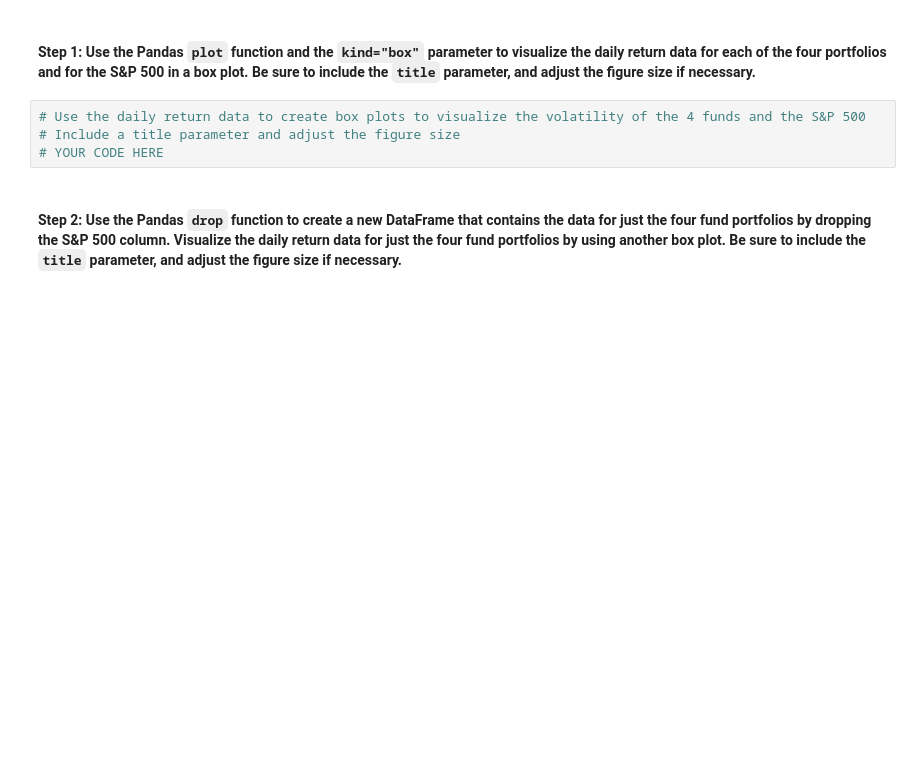
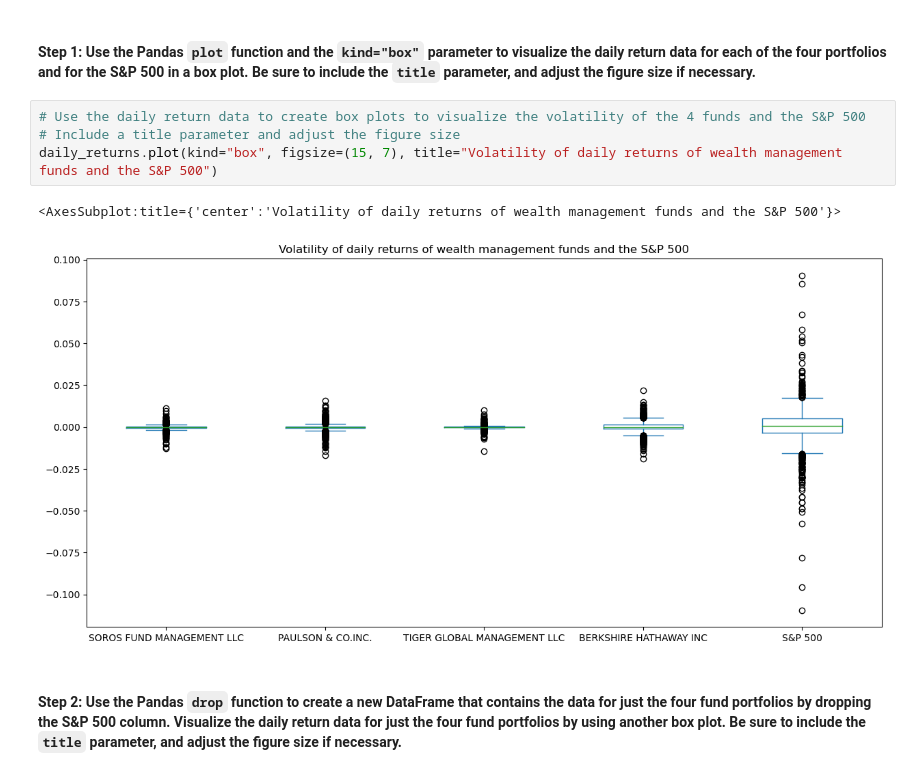
Before and after one commit to jeffreycrabill/challenge4, a Jupyter notebook: risk_return_analysis.ipynb, the cells around one changed output. Drawn from its saved outputs; the diff is of its cells as text; blank space fills up the shorter version.

```diff
--- a/risk_return_analysis.ipynb
+++ b/risk_return_analysis.ipynb
@@ -175,7 +206,10 @@ Analyze the volatility of each of the four fund portfolios and of the S&P 500 In
 # %%
 # Use the daily return data to create box plots to visualize the volatility of the 4 funds and the S&P 500
 # Include a title parameter and adjust the figure size
-# YOUR CODE HERE
+daily_returns.plot(kind="box", figsize=(15, 7), title="Volatility of daily returns of wealth management funds and the S&P 500")
+# %% [output]
+<AxesSubplot:title={'center':'Volatility of daily returns of wealth management funds and the S&P 500'}>
+[figure, added]
 # %% [markdown]
 #### Step 2: Use the Pandas `drop` function to create a new DataFrame that contains the data for just the four fund portfolios by dropping the S&P 500 column. Visualize the daily return data for just the four fund portfolios by using another box plot. Be sure to include the `title` parameter, and adjust the figure size if necessary.
 # %%
```
Also changed, not shown: parts of 26 cells of this notebook.
